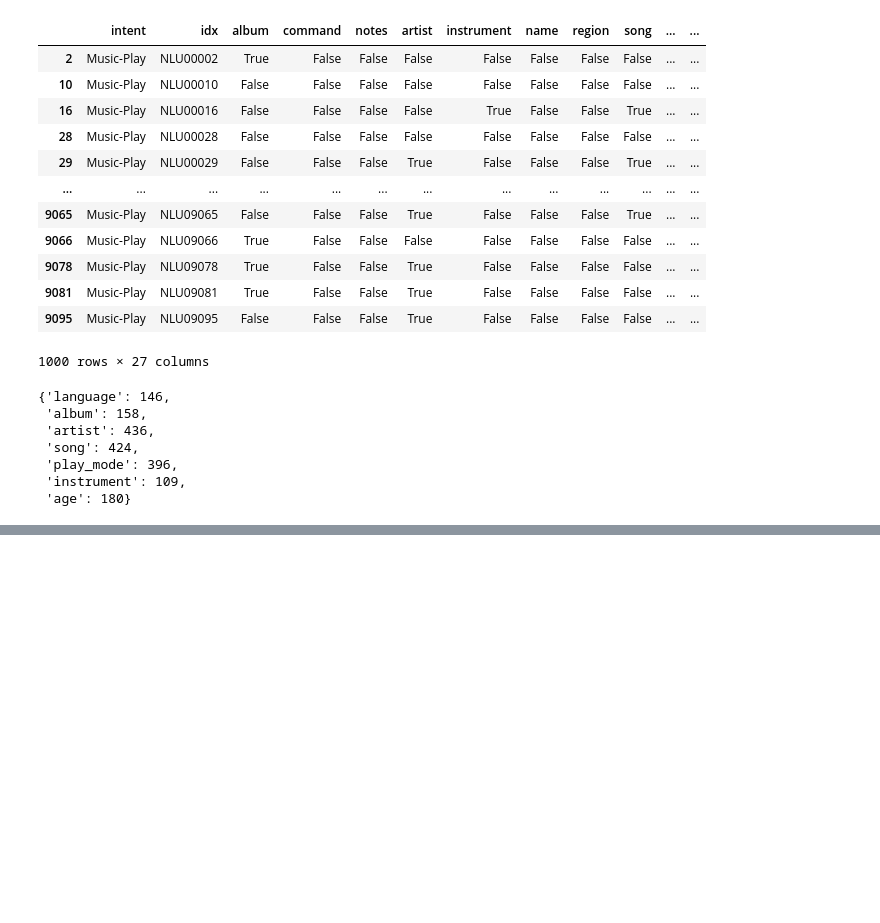
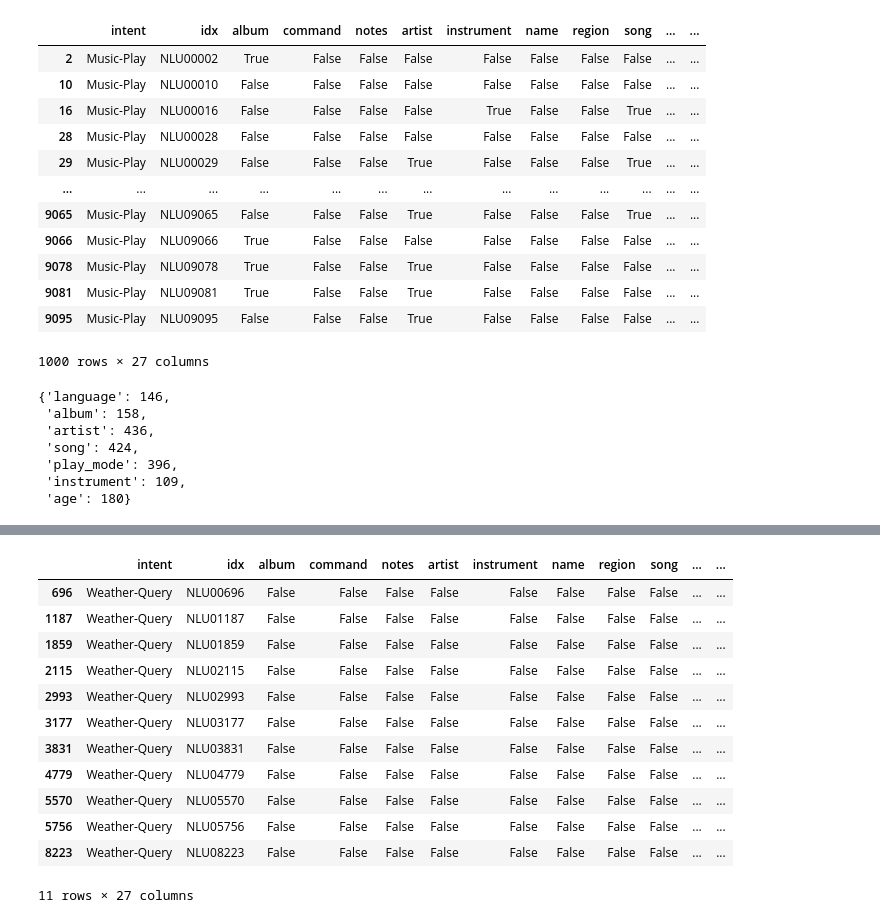
Before and after one commit to EeyoreLee/EarleeNLP, a Jupyter notebook: notebook/d_a.ipynb, the cells around one changed output, grey strips where cells are left out. Cells and saved outputs as stored; diff of their text form; code cells hidden in the pictures; blank space fills up the shorter version.

```diff
--- a/notebook/d_a.ipynb
+++ b/notebook/d_a.ipynb
@@ -182,0 +213,20 @@ for a,b in zip(range(len(res_m)),[v for k,v in res_m.items()]): ##控制标签
+# %%
+df_index_type = df.loc[df['type']==True]
+# %%
+df_index_type = df_index_type[df_index_type['index']==True]
+# %%
+df_index_type
+# %% [output]
+|  | intent | idx | album | command | notes | artist | instrument | name | region | song | ... | ... |
+| 696 | Weather-Query | NLU00696 | False | False | False | False | False | False | False | False | ... | ... |
+| 1187 | Weather-Query | NLU01187 | False | False | False | False | False | False | False | False | ... | ... |
+| 1859 | Weather-Query | NLU01859 | False | False | False | False | False | False | False | False | ... | ... |
+| 2115 | Weather-Query | NLU02115 | False | False | False | False | False | False | False | False | ... | ... |
+| 2993 | Weather-Query | NLU02993 | False | False | False | False | False | False | False | False | ... | ... |
+| 3177 | Weather-Query | NLU03177 | False | False | False | False | False | False | False | False | ... | ... |
+| 3831 | Weather-Query | NLU03831 | False | False | False | False | False | False | False | False | ... | ... |
+| 4779 | Weather-Query | NLU04779 | False | False | False | False | False | False | False | False | ... | ... |
+| 5570 | Weather-Query | NLU05570 | False | False | False | False | False | False | False | False | ... | ... |
+| 5756 | Weather-Query | NLU05756 | False | False | False | False | False | False | False | False | ... | ... |
+| 8223 | Weather-Query | NLU08223 | False | False | False | False | False | False | False | False | ... | ... |
+11 rows × 27 columns
```
Also changed, not shown: parts of 3 cells of this notebook, 11 other files.
